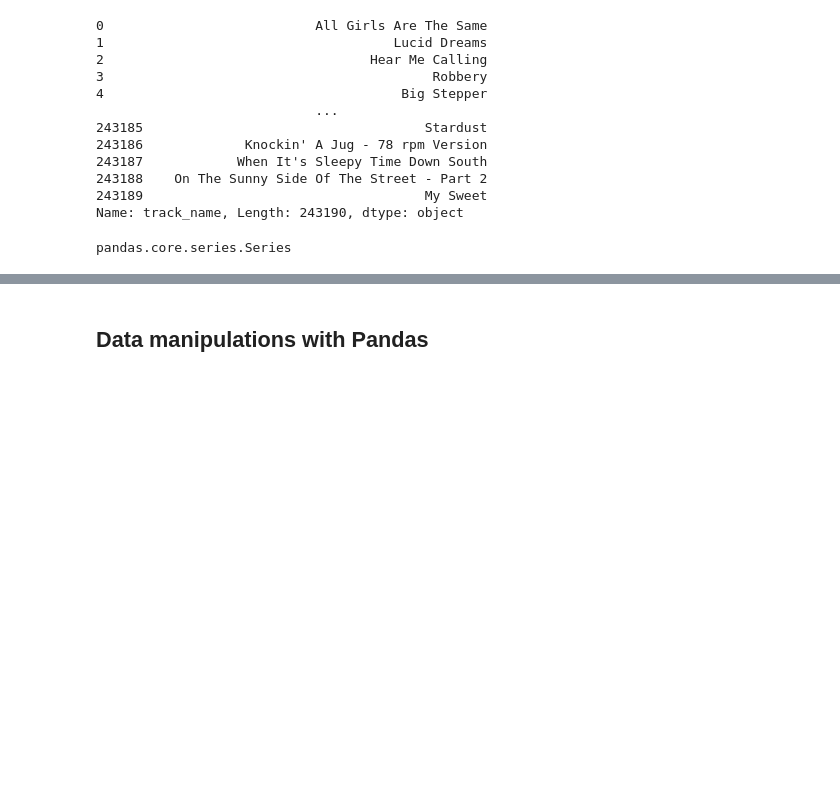
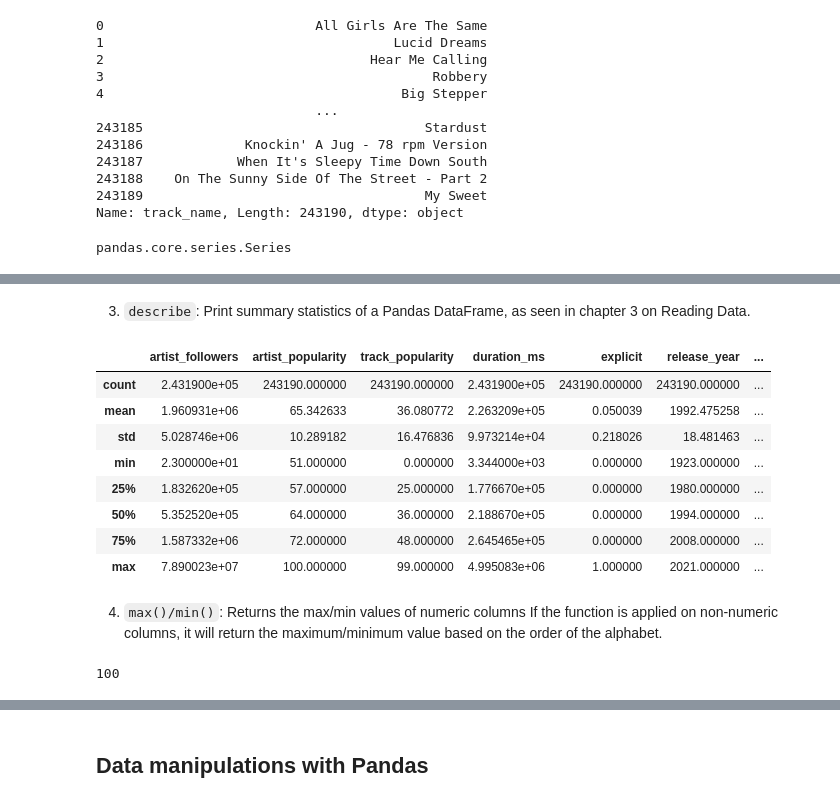
Before and after one commit to NUstat/DataScience_Intro_python, a Jupyter notebook: Pandas.ipynb, the cells around one changed output, grey strips where cells are left out. Drawn from its saved outputs; the diff is of its cells as text; code cells hidden in the pictures; blank space fills up the shorter version.

Commit message:
pandas_methods

```diff
--- a/Pandas.ipynb
+++ b/Pandas.ipynb
@@ -268,0 +304,21 @@ array([[16996777, 'rap', 'Juice WRLD', ..., 0.203, 161.991, 4],
+# %% [markdown]
+3. `describe`: Print summary statistics of a Pandas DataFrame, as seen in chapter 3 on Reading Data.
+# %%
+spotify_data.describe()
+# %% [output]
+|  | artist_followers | artist_popularity | track_popularity | duration_ms | explicit | release_year | ... |
+| count | 2.431900e+05 | 243190.000000 | 243190.000000 | 2.431900e+05 | 243190.000000 | 243190.000000 | ... |
+| mean | 1.960931e+06 | 65.342633 | 36.080772 | 2.263209e+05 | 0.050039 | 1992.475258 | ... |
+| std | 5.028746e+06 | 10.289182 | 16.476836 | 9.973214e+04 | 0.218026 | 18.481463 | ... |
+| min | 2.300000e+01 | 51.000000 | 0.000000 | 3.344000e+03 | 0.000000 | 1923.000000 | ... |
+| 25% | 1.832620e+05 | 57.000000 | 25.000000 | 1.776670e+05 | 0.000000 | 1980.000000 | ... |
+| 50% | 5.352520e+05 | 64.000000 | 36.000000 | 2.188670e+05 | 0.000000 | 1994.000000 | ... |
+| 75% | 1.587332e+06 | 72.000000 | 48.000000 | 2.645465e+05 | 0.000000 | 2008.000000 | ... |
+| max | 7.890023e+07 | 100.000000 | 99.000000 | 4.995083e+06 | 1.000000 | 2021.000000 | ... |
+# %% [markdown]
+4. `max()/min()`: Returns the max/min values of numeric columns If the function is applied on non-numeric columns, it will return the maximum/minimum value based on the order of the alphabet.
+# %%
+#The max() method applied on a Series
+spotify_data['artist_popularity'].max()
+# %% [output]
+100
```
Also changed, not shown: parts of 101 cells of this notebook.
